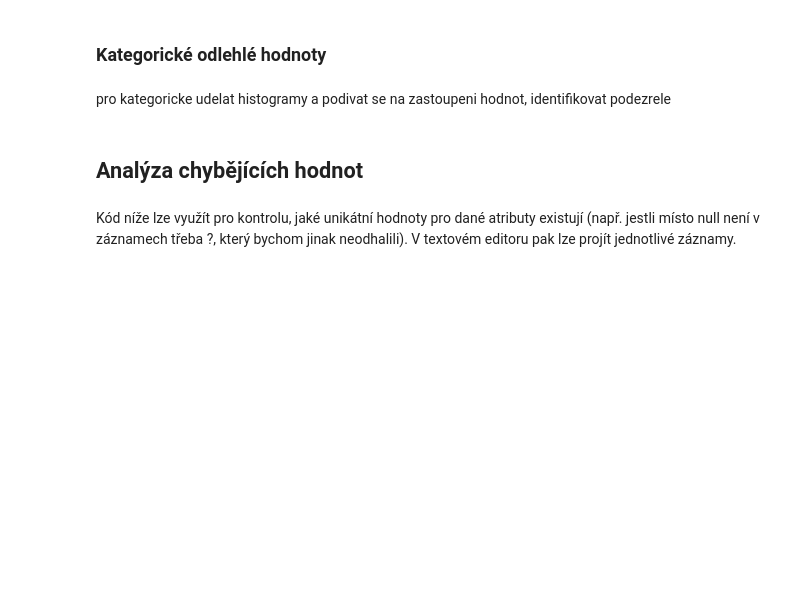
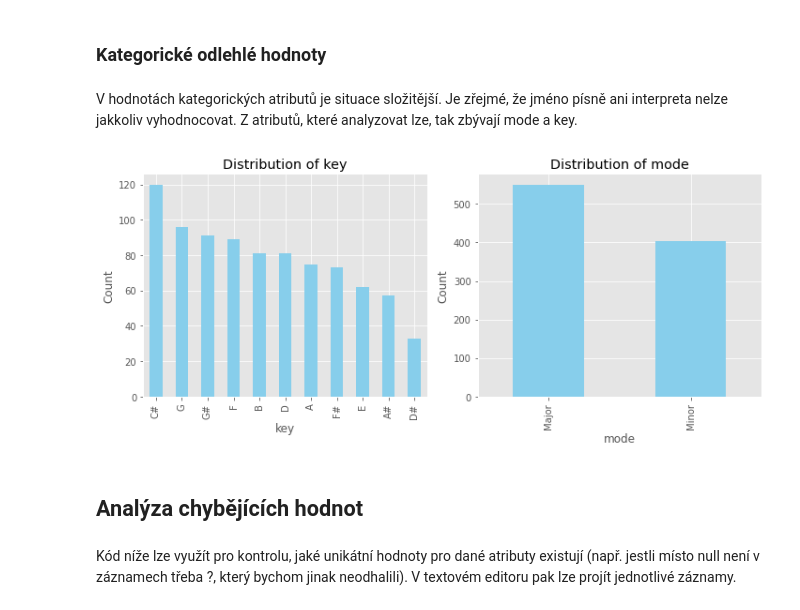
Before and after one commit to Filda99/FIT-UPA, a Jupyter notebook: proj2/upa_proj2.ipynb, the cells around one changed output. Drawn from its saved outputs; the diff is of its cells as text; code cells hidden in the pictures; blank space fills up the shorter version.

```diff
--- a/proj2/upa_proj2.ipynb
+++ b/proj2/upa_proj2.ipynb
@@ -303,7 +335,24 @@ I zde jsou hodnoty v pořádku, kdy nejúspěšnější interpreti se svými pí
 # %% [markdown]
 ### Kategorické odlehlé hodnoty
-# %% [markdown]
-pro kategoricke udelat histogramy a podivat se na zastoupeni hodnot, identifikovat podezrele
+# %% [markdown]
+V hodnotách kategorických atributů je situace složitější. Je zřejmé, že jméno písně ani interpreta nelze jakkoliv vyhodnocovat. Z atributů, které analyzovat lze, tak zbývají mode a key.
+# %%
+categorical_data = data.select_dtypes(include=['object'])
+categorical_data = categorical_data.drop(["track_name", "artist(s)_name"], axis=1)
+
+
+plt.figure(figsize=(15, 8))
+for i, column in enumerate(categorical_data.columns, start=1):
+    plt.subplot(2, 3, i)  # Adjust the subplot layout based on the number of categorical attributes
+    data[column].value_counts().plot(kind='bar', color='skyblue')
+    plt.title(f'Distribution of {column}')
+    plt.xlabel(column)
+    plt.ylabel('Count')
+
+plt.tight_layout()
+plt.show()
+# %% [output]
+[figure, added]
 # %% [markdown]
 ## Analýza chybějících hodnot
 # %%
```
Also changed, not shown: parts of 5 cells of this notebook.
